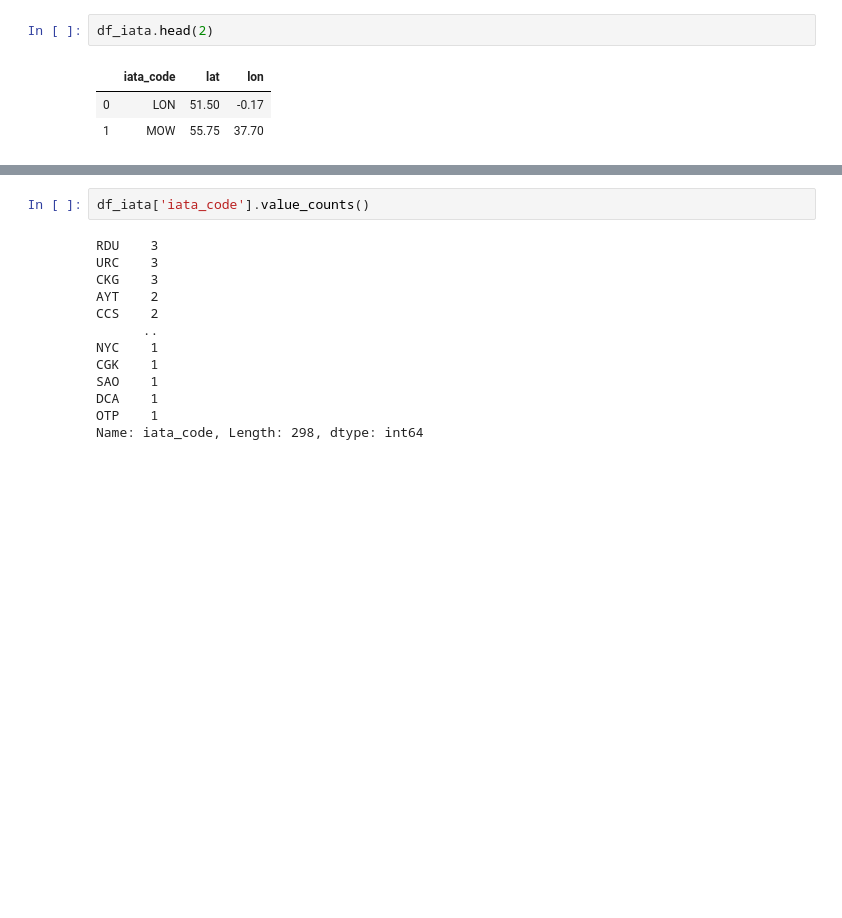
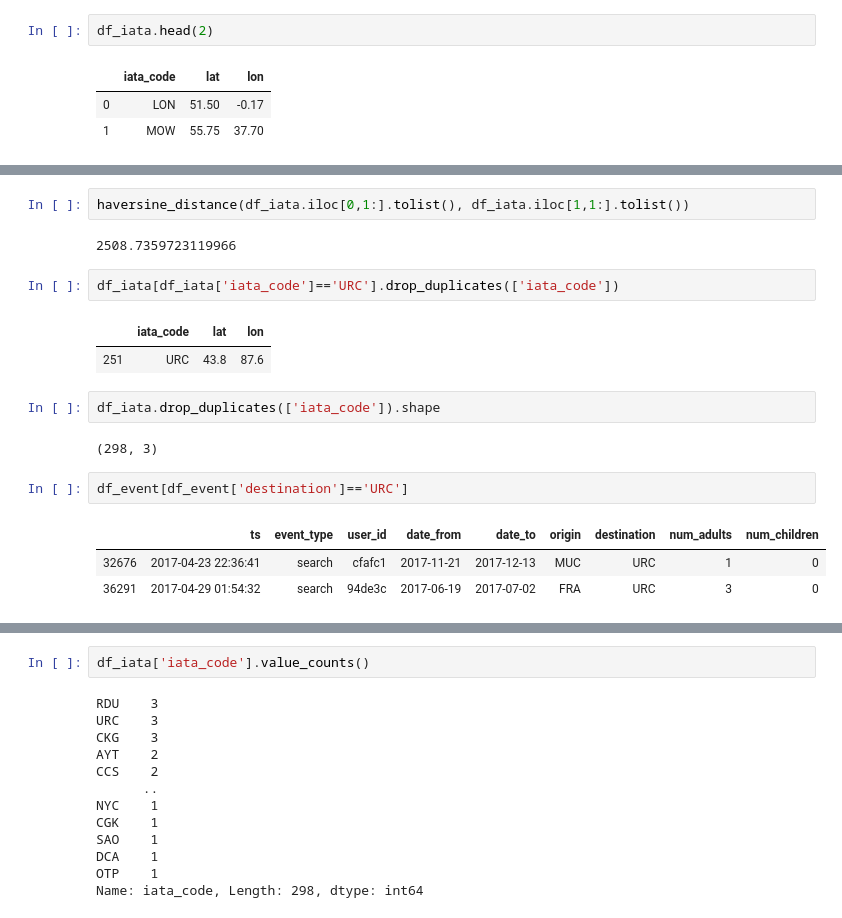
Before and after one commit to giallo41/book_destination, a Jupyter notebook: eda.ipynb, the cells around one changed output, grey strips where cells are left out. Drawn from its saved outputs; the diff is of its cells as text; blank space fills up the shorter version.

```diff
--- a/eda.ipynb
+++ b/eda.ipynb
@@ -34,0 +174,19 @@ df_iata[df_iata['iata_code']=='RDU']
+# %%
+haversine_distance(df_iata.iloc[0,1:].tolist(), df_iata.iloc[1,1:].tolist())
+# %% [output]
+2508.7359723119966
+# %%
+df_iata[df_iata['iata_code']=='URC'].drop_duplicates(['iata_code'])
+# %% [output]
+|  | iata_code | lat | lon |
+| 251 | URC | 43.8 | 87.6 |
+# %%
+df_iata.drop_duplicates(['iata_code']).shape
+# %% [output]
+(298, 3)
+# %%
+df_event[df_event['destination']=='URC']
+# %% [output]
+|  | ts | event_type | user_id | date_from | date_to | origin | destination | num_adults | num_children |
+| 32676 | 2017-04-23 22:36:41 | search | cfafc1 | 2017-11-21 | 2017-12-13 | MUC | URC | 1 | 0 |
+| 36291 | 2017-04-29 01:54:32 | search | 94de3c | 2017-06-19 | 2017-07-02 | FRA | URC | 3 | 0 |
```
Also changed, not shown: parts of 35 cells of this notebook, 2 other files.
